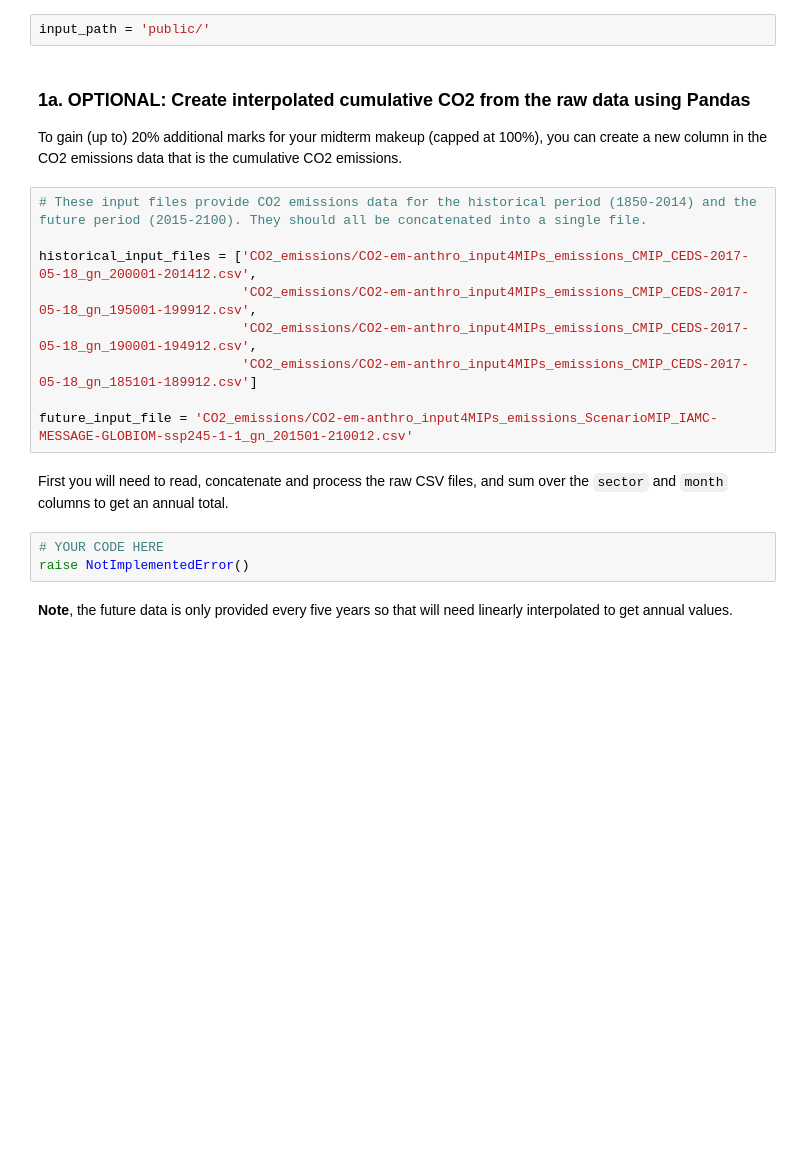
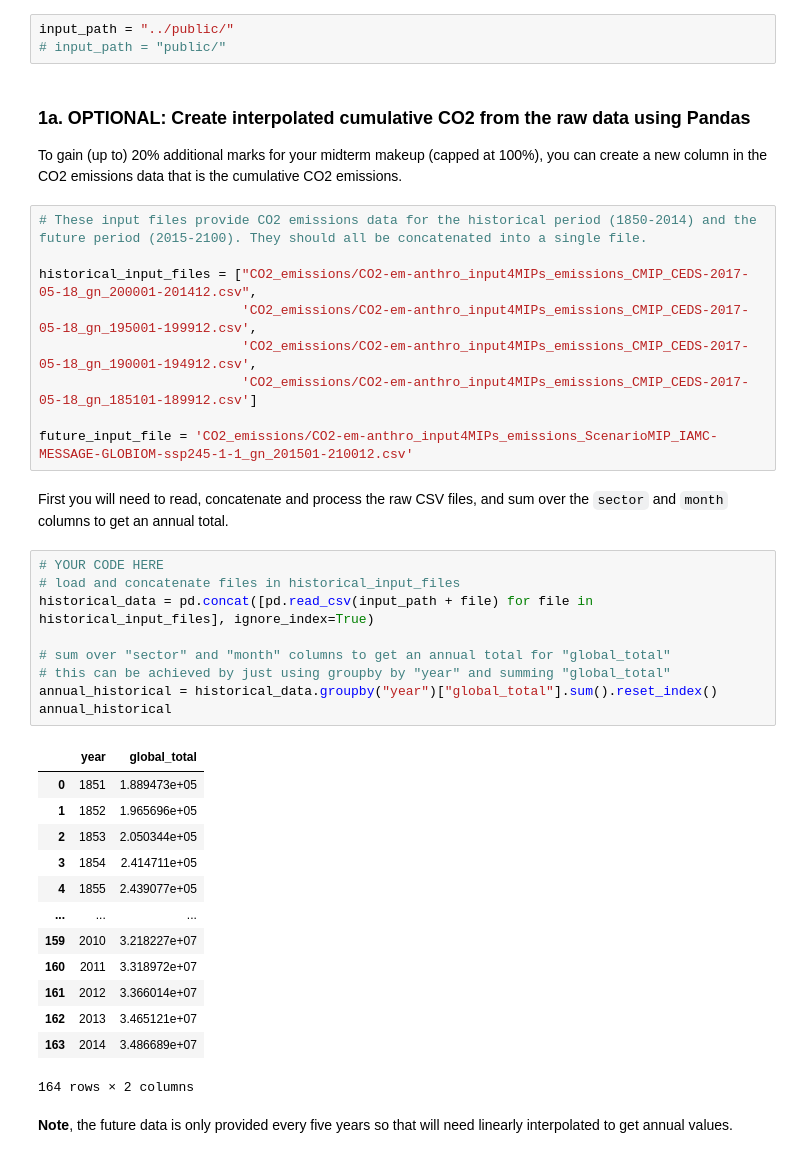
Before and after one commit to TangyKiwi/DSC-200, a Jupyter notebook: Project/Final project.ipynb, the cells around one changed output. Drawn from its saved outputs; the diff is of its cells as text; blank space fills up the shorter version.

```diff
--- a/Project/Final project.ipynb
+++ b/Project/Final project.ipynb
@@ -39,7 +39,8 @@ Monthly CO2 emissions data is available since 1850 globally for each industrial
 
 To read this data do **either** Q1a (to get 5 points plus additional makeup points for the midterm) **or** Q1b (to get 5 points for this project)
 # %%
-input_path = 'public/'
+input_path = "../public/"
+# input_path = "public/"
 # %% [markdown]
 ### 1a. OPTIONAL: Create interpolated cumulative CO2 from the raw data using Pandas
 
@@ -47,7 +48,7 @@ To gain (up to) 20% additional marks for your midterm makeup (capped at 100%), y
 # %%
 # These input files provide CO2 emissions data for the historical period (1850-2014) and the future period (2015-2100). They should all be concatenated into a single file.
 
-historical_input_files = ['CO2_emissions/CO2-em-anthro_input4MIPs_emissions_CMIP_CEDS-2017-05-18_gn_200001-201412.csv',
+historical_input_files = ["CO2_emissions/CO2-em-anthro_input4MIPs_emissions_CMIP_CEDS-2017-05-18_gn_200001-201412.csv",
                           'CO2_emissions/CO2-em-anthro_input4MIPs_emissions_CMIP_CEDS-2017-05-18_gn_195001-199912.csv',
                           'CO2_emissions/CO2-em-anthro_input4MIPs_emissions_CMIP_CEDS-2017-05-18_gn_190001-194912.csv',
                           'CO2_emissions/CO2-em-anthro_input4MIPs_emissions_CMIP_CEDS-2017-05-18_gn_185101-189912.csv']
@@ -57,7 +58,27 @@ future_input_file = 'CO2_emissions/CO2-em-anthro_input4MIPs_emissions_ScenarioMI
 First you will need to read, concatenate and process the raw CSV files, and sum over the `sector` and `month` columns to get an annual total.
 # %%
 # YOUR CODE HERE
-raise NotImplementedError()
+# load and concatenate files in historical_input_files
+historical_data = pd.concat([pd.read_csv(input_path + file) for file in historical_input_files], ignore_index=True)
+
+# sum over "sector" and "month" columns to get an annual total for "global_total"
+# this can be achieved by just using groupby by "year" and summing "global_total"
+annual_historical = historical_data.groupby("year")["global_total"].sum().reset_index()
+annual_historical
+# %% [output]
+|  | year | global_total |
+| 0 | 1851 | 1.889473e+05 |
+| 1 | 1852 | 1.965696e+05 |
+| 2 | 1853 | 2.050344e+05 |
+| 3 | 1854 | 2.414711e+05 |
+| 4 | 1855 | 2.439077e+05 |
+| ... | ... | ... |
+| 159 | 2010 | 3.218227e+07 |
+| 160 | 2011 | 3.318972e+07 |
+| 161 | 2012 | 3.366014e+07 |
+| 162 | 2013 | 3.465121e+07 |
+| 163 | 2014 | 3.486689e+07 |
+164 rows × 2 columns
 # %% [markdown]
 **Note**, the future data is only provided every five years so that will need linearly interpolated to get annual values.
 # %%
```
Also changed, not shown: parts of 11 cells of this notebook.
